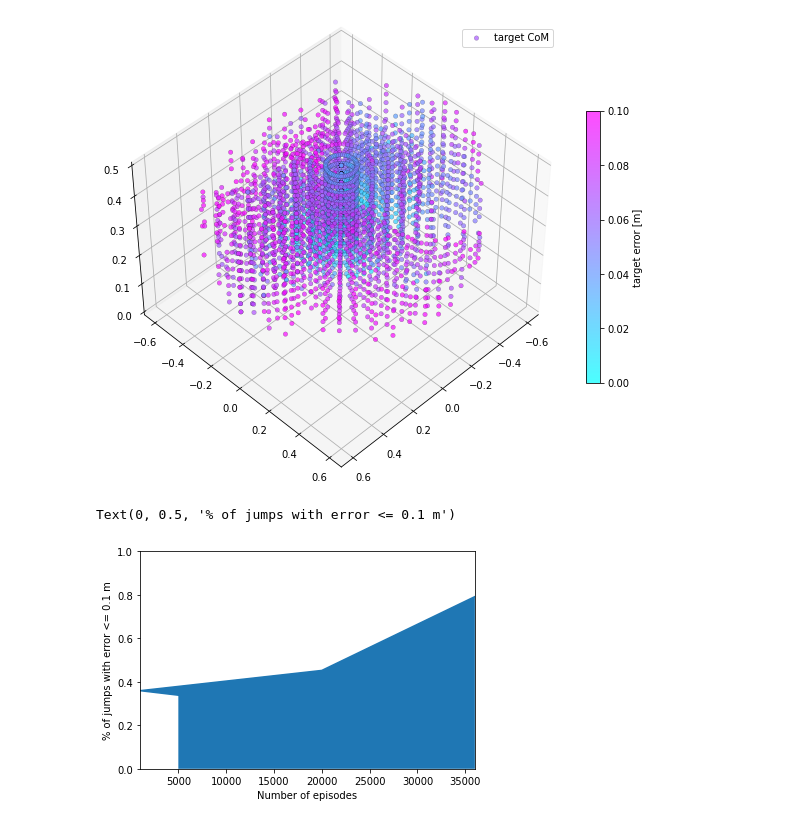
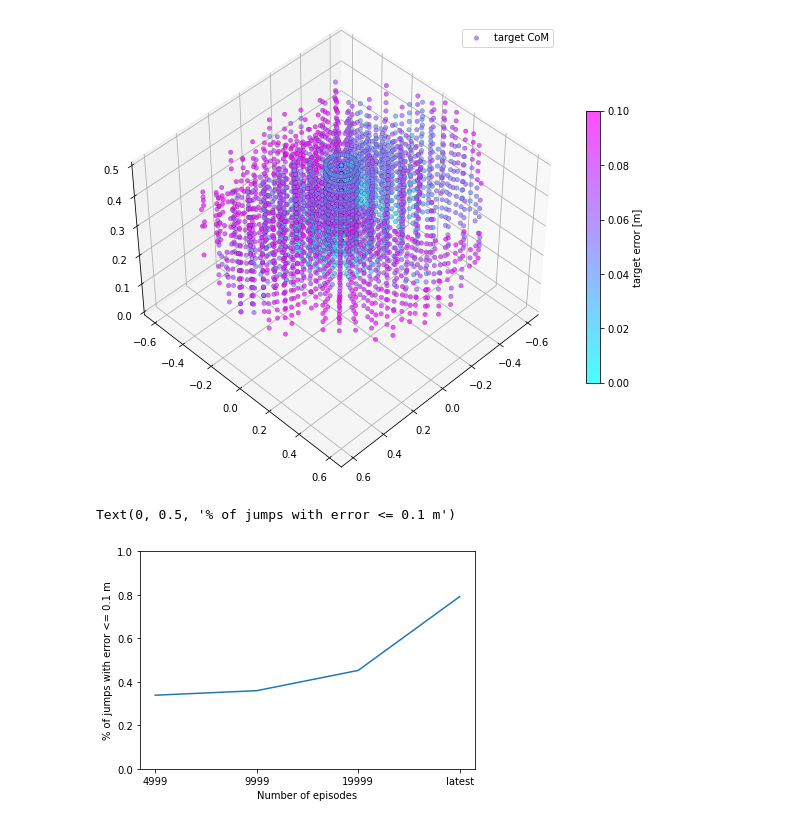
Before and after one commit to jprogrammer13/jumpleg_rl, a Jupyter notebook: utils/feasible_region.ipynb, the cells around one changed output. Saved outputs shown, nothing was run; the diff lists cells and outputs as text; code cells hidden in the pictures.

Commit message:
Added feasible reagion plots and fixed test points

```diff
--- a/utils/feasible_region.ipynb
+++ b/utils/feasible_region.ipynb
@@ -113,10 +109,8 @@ x = [5000,1000,20000, 36000]
 # %%
-plt.plot(x,perc_point)
-plt.fill_between(x, 0, perc_point)
 plt.ylim(0,1)
-plt.xlim(min(x),max(x))
+plt.plot(test,perc_point)
 plt.xlabel('Number of episodes')
 plt.ylabel('% of jumps with error <= 0.1 m')
 # %% [output]
 Text(0, 0.5, '% of jumps with error <= 0.1 m')
-[figure, old version]
+[figure, new version]
```
Also changed, not shown: parts of 2 cells of this notebook, 2 other files.
